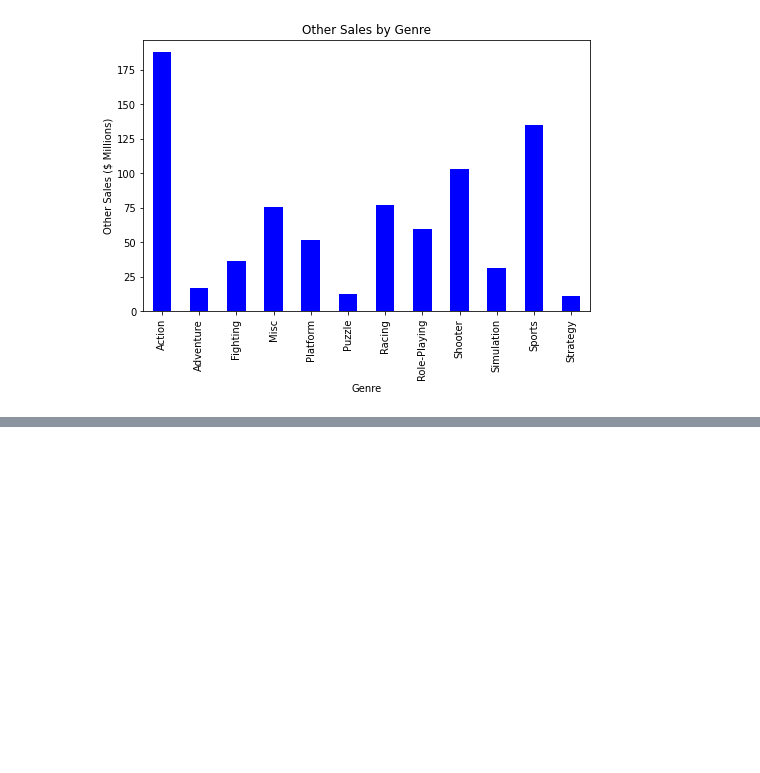
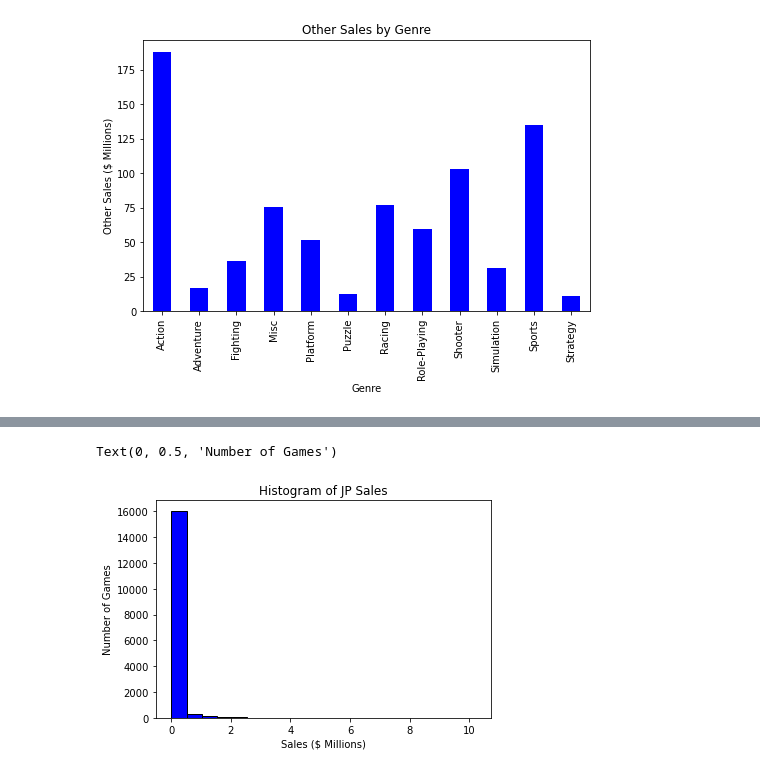
Before and after one commit to SindieCastro/Predicting_Sales_Using_Machine_Learning, a Jupyter notebook: jupyter_notebook_files/Video_game_EDA.ipynb, the cells around one changed output, grey strips where cells are left out. Saved outputs shown, nothing was run; the diff lists cells and outputs as text; code cells hidden in the pictures; blank space fills up the shorter version.

```diff
--- a/jupyter_notebook_files/Video_game_EDA.ipynb
+++ b/jupyter_notebook_files/Video_game_EDA.ipynb
@@ -309,0 +359,10 @@ plt.show()
+# %%
+# JP sales
+plt.hist(regional_sales['JP_Sales'], color = 'blue', edgecolor = 'black',
+         bins = 20)
+plt.title('Histogram of JP Sales')
+plt.xlabel('Sales ($ Millions)')
+plt.ylabel('Number of Games')
+# %% [output]
+Text(0, 0.5, 'Number of Games')
+[figure, added]
```
Also changed, not shown: parts of 19 cells of this notebook.
